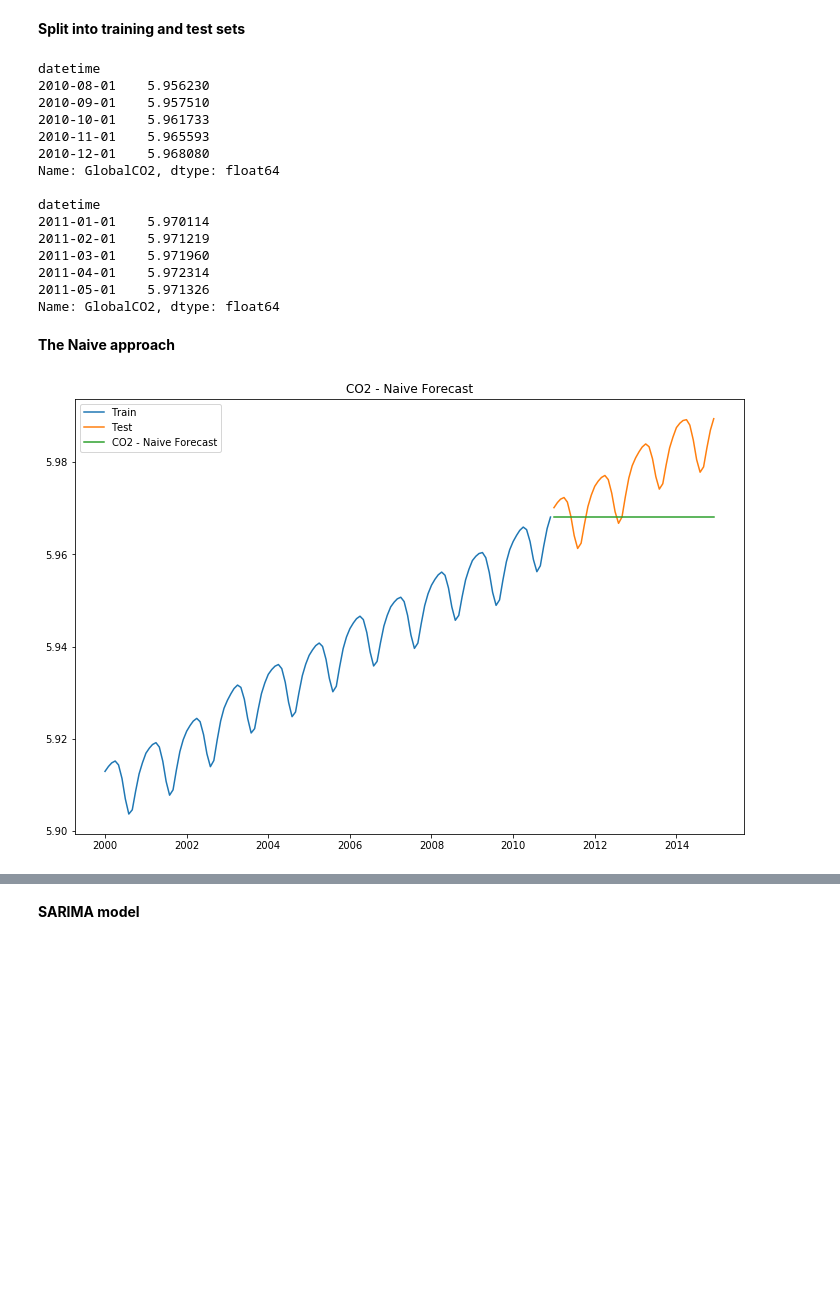
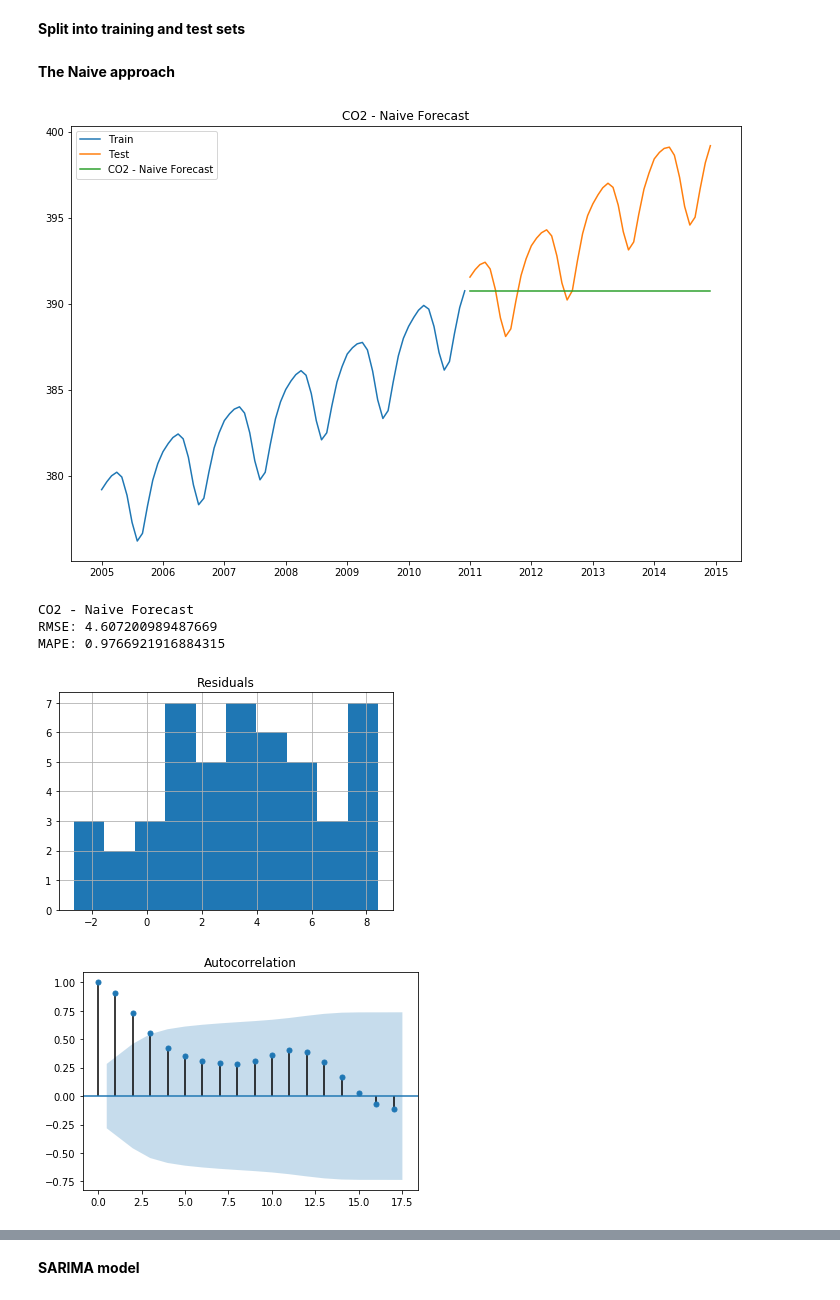
Before and after one commit to alvarocapelo/time-series-analysis, a Jupyter notebook: global-temperature/global-temperature-analysis.ipynb, the cells around one changed output, grey strips where cells are left out. Drawn from its saved outputs; the diff is of its cells as text; code cells hidden in the pictures; blank space fills up the shorter version.

```diff
--- a/global-temperature/global-temperature-analysis.ipynb
+++ b/global-temperature/global-temperature-analysis.ipynb
@@ -833,37 +765,24 @@ The Mean Squared Error, Mean Absolute Percent Error and Residuals diagnostics wi
 # %% [markdown]
 **Split into training and test sets**
 # %%
-co2 = np.log(co2_reindexed).dropna()
+co2 = np.log(co2_reindexed)
 # split into training and test sets
 train_co2, test_co2 = co2[:'2010'], co2['2011':]
-print(train_co2.tail())
-print()
-print(test_co2.head())
-# %% [output]
-datetime
-2010-08-01    5.956230
-2010-09-01    5.957510
-2010-10-01    5.961733
-2010-11-01    5.965593
-2010-12-01    5.968080
-Name: GlobalCO2, dtype: float64
-
-datetime
-2011-01-01    5.970114
-2011-02-01    5.971219
-2011-03-01    5.971960
-2011-04-01    5.972314
-2011-05-01    5.971326
-Name: GlobalCO2, dtype: float64
 # %% [markdown]
 **The Naive approach**
 # %%
 # predicted_values as array with all values equal to last value in Time Series
-predicted_co2_values = np.full(shape=test_co2.shape,
+naive_co2_values = np.full(shape=test_co2.shape,
                                fill_value=train_co2[len(train_co2)-1])
-naive_predicted_co2 = pd.Series(predicted_co2_values, index=test_co2.index)
-
-# plot figure
-plot_predictions(train_co2['2000':], test_co2, naive_predicted_co2, 'CO2 - Naive Forecast')
+naive_predicted_co2 = pd.Series(naive_co2_values, index=test_co2.index)
+# transforming back values with np.exp and plitting them
+plot_predictions(np.exp(train_co2['2005':]), np.exp(test_co2),
+                 np.exp(naive_predicted_co2), 'CO2 - Naive Forecast')
+print_diagnostics(np.exp(test_co2), np.exp(naive_predicted_co2), 'CO2 - Naive Forecast')
 # %% [output]
-[figure, old version]
+[figure, new version]
+CO2 - Naive Forecast
+RMSE: 4.607200989487669
+MAPE: 0.9766921916884315
+[figure, added]
+[figure, added]
```
Also changed, not shown: parts of 24 cells of this notebook.
